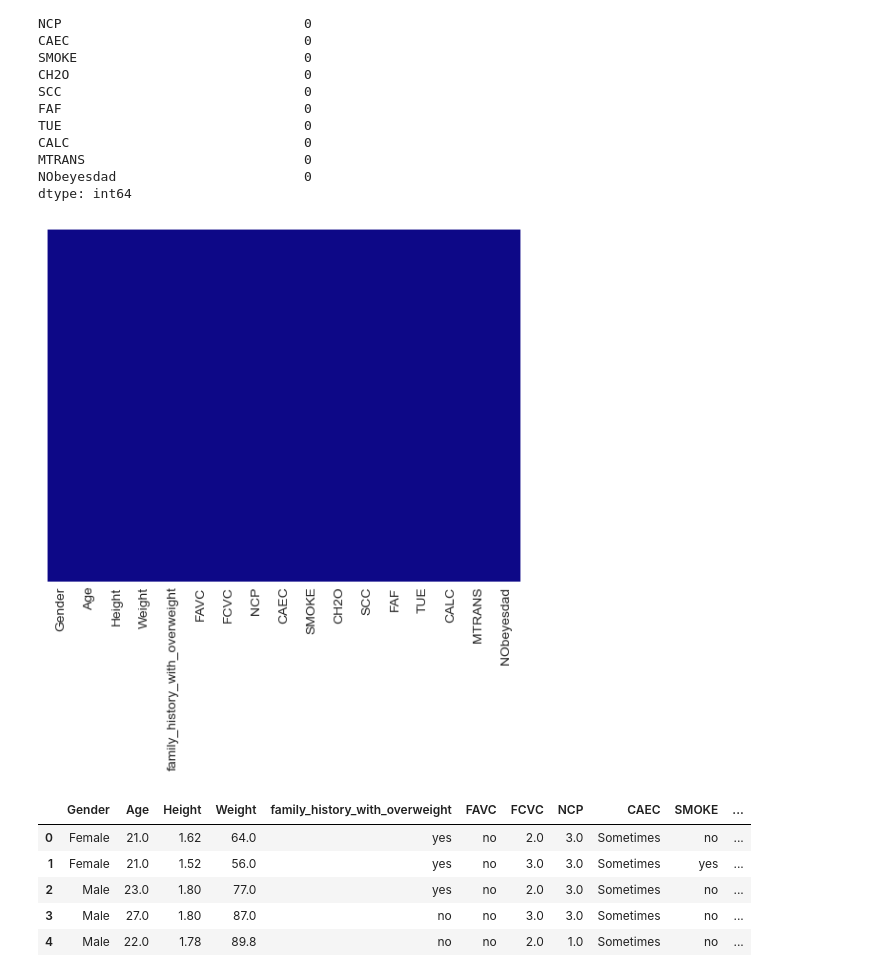
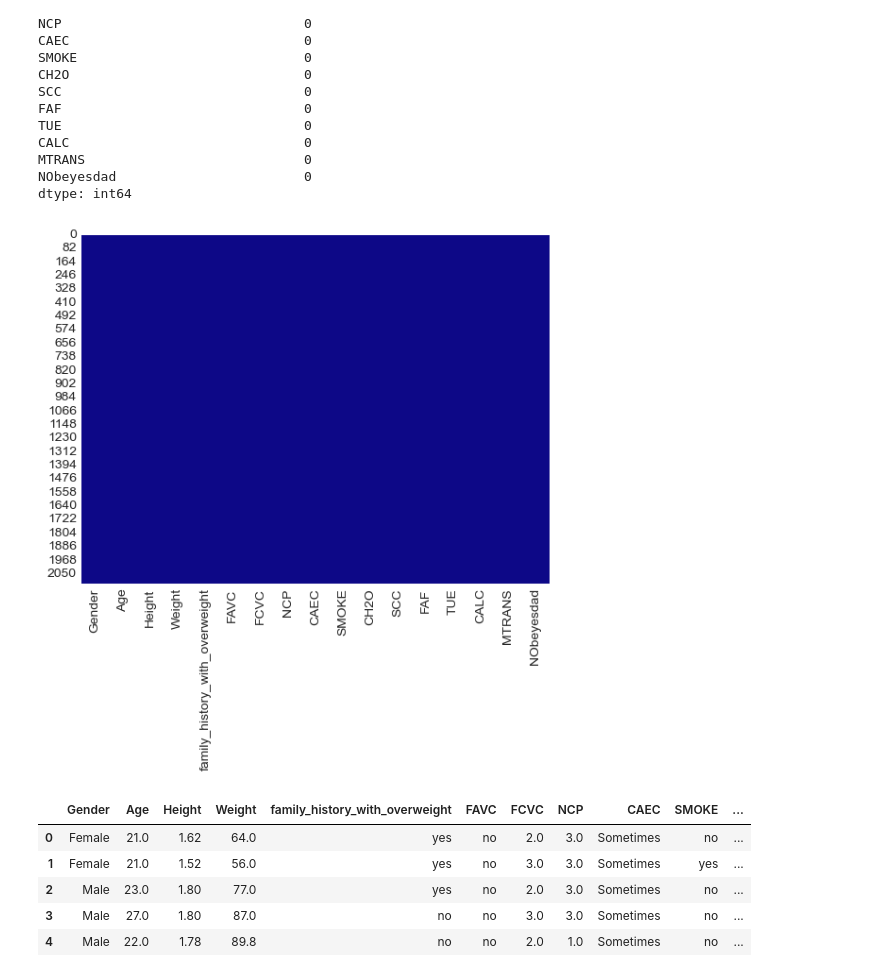
Before and after one commit to ivanica9598/ML_Classification, a Jupyter notebook: Projekat1.ipynb, the cells around one changed output. Saved outputs shown, nothing was run; the diff lists cells and outputs as text; code cells hidden in the pictures.

Commit message:
update features visualization

```diff
--- a/Projekat1.ipynb
+++ b/Projekat1.ipynb
@@ -74,10 +74,10 @@ MTRANS                            0
 NObeyesdad                        0
 dtype: int64
 # %%
-sns.heatmap(data.isna(), cbar=False, yticklabels=False, cmap='plasma')
+sns.heatmap(data.isna(), cbar=False, cmap='plasma')
 plt.show()
 # %% [output]
-[figure, old version]
+[figure, new version]
 # %%
 data.head()
 # %% [output]
```
Also changed, not shown: parts of 31 cells of this notebook.
